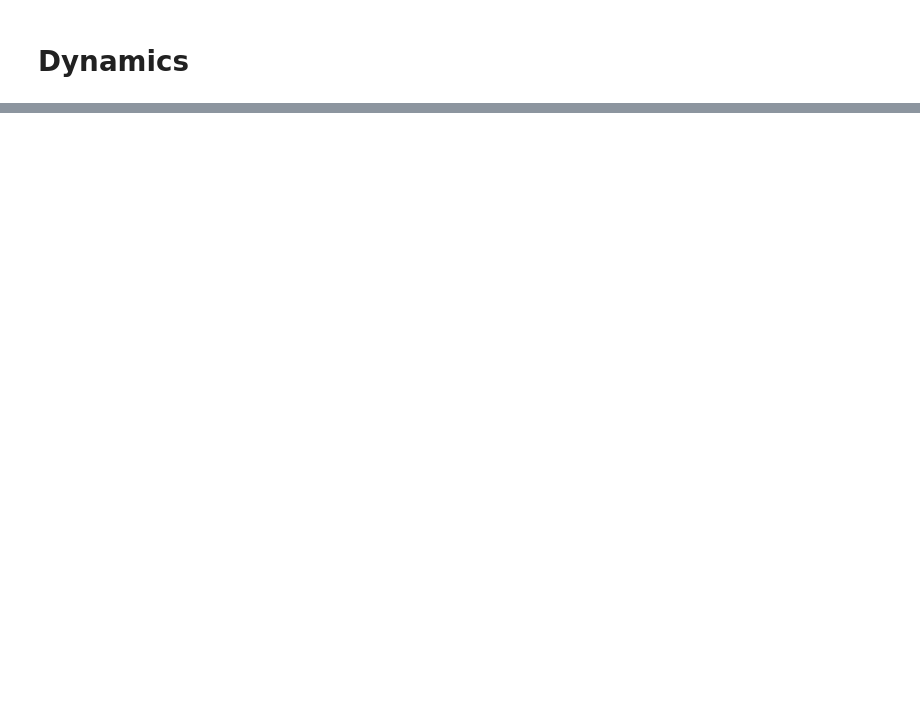
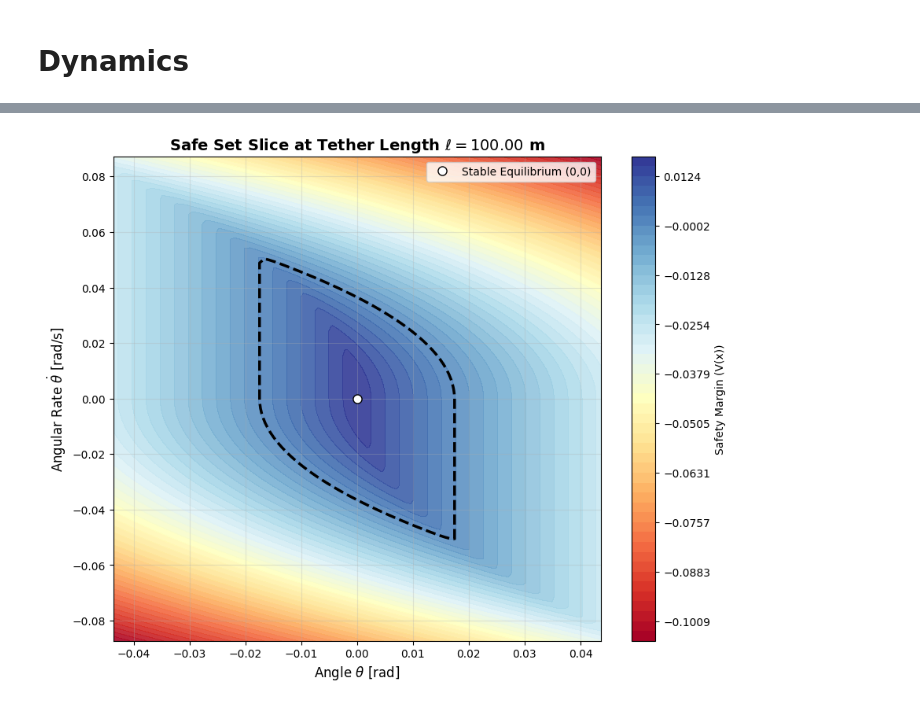
Before and after one commit to jaspermatthe/AA548-Project, a Jupyter notebook: project_QP_Zipline.ipynb, the cells around one changed output, grey strips where cells are left out. Cells and saved outputs as stored; diff of their text form; code cells hidden in the pictures; blank space fills up the shorter version.

```diff
--- a/project_QP_Zipline.ipynb
+++ b/project_QP_Zipline.ipynb
@@ -378,0 +732,89 @@ Using this expected drag, we can apply a proportional control input to attempt t
+# %%
+import numpy as np
+import matplotlib.pyplot as plt
+from matplotlib.animation import FuncAnimation, PillowWriter
+
+# --- CONFIGURATION ---
+filename = "safety_set_evolution.gif"
+fps = 5 # Frames per second
+
+# 1. Setup Data & Limits
+# We calculate global limits so the colorbar doesn't "jump" between frames
+v_min, v_max = np.min(target_values), np.max(target_values)
+# Create fixed levels for consistent contouring
+levels = np.linspace(v_min, v_max, 50)
+
+# 2. Initialize Figure
+fig, ax = plt.subplots(figsize=(10, 8))
+
+# Pre-add the colorbar based on a dummy plot (so it stays static)
+# We plot one invisible contour just to grab the mappable object
+dummy = ax.contourf(
+    grid.coordinate_vectors[0],
+    grid.coordinate_vectors[1],
+    target_values[:, :, 0].T,
+    levels=levels,
+    cmap='RdYlBu'
+)
+cbar = fig.colorbar(dummy, ax=ax, label='Safety Margin (V(x))')
+
+def update(frame_idx):
+    ax.clear() # Clear previous frame
+
+    # A. Get current Ell value and Slice
+    ell_val = grid.coordinate_vectors[2][frame_idx]
+    V_slice = target_values[:, :, frame_idx]
+
+    # B. Plot Value Function (Safety Margin)
+    # Note: We use the FIXED levels and v_min/v_max
+    ax.contourf(
+        grid.coordinate_vectors[0],
+        grid.coordinate_vectors[1],
+        V_slice.T, # Transpose for (Theta, Theta_dot) orientation
+        levels=levels,
+        cmap='RdYlBu',
+        vmin=v_min,
+        vmax=v_max,
+        alpha=0.9
+    )
+
+    # C. Plot Zero Level Set (The Safe Boundary)
+    # We only plot this if the zero-level exists in this slice
+    if np.min(V_slice) < 0 < np.max(V_slice):
+        CS = ax.contour(
+            grid.coordinate_vectors[0],
+            grid.coordinate_vectors[1],
+            V_slice.T,
+            levels=[0],
+            colors='black',
+            linewidths=2.5,
+            linestyles='dashed'
+        )
+        # Optional: Label the contour
+        # ax.clabel(CS, inline=True, fmt='Boundary', fontsize=10)
+
+    # D. Fixed Markers and Labels
+    # Initial Condition marker
+    ax.plot(0, 0, 'ko', markersize=8, markerfacecolor='white', label="Stable Equilibrium (0,0)")
+
+    ax.set_xlabel(r"Angle $\theta$ [rad]", fontsize=12)
+    ax.set_ylabel(r"Angular Rate $\dot{\theta}$ [rad/s]", fontsize=12)
+    ax.set_title(f"Safe Set Slice at Tether Length $\ell = {ell_val:.2f}$ m", fontsize=14, fontweight='bold')
+    ax.grid(True, alpha=0.3)
+    ax.legend(loc='upper right')
+
+    # Keep axis fixed to grid limits so the view doesn't wobble
+    ax.set_xlim(grid.coordinate_vectors[0].min(), grid.coordinate_vectors[0].max())
+    ax.set_ylim(grid.coordinate_vectors[1].min(), grid.coordinate_vectors[1].max())
+
+# 3. Create Animation
+# Iterates through the 'Ell' dimension (index 2 of the grid)
+n_frames = target_values.shape[2]
+ani = FuncAnimation(fig, update, frames=n_frames, repeat=True)
+
+# 4. Save
+print(f"Generating GIF with {n_frames} frames...")
+ani.save(filename, writer=PillowWriter(fps=fps))
+print(f"Saved to {filename}")
+plt.show()
+# %% [output]
@@ -378,0 +823 @@ Using this expected drag, we can apply a proportional control input to attempt t
+[figure, added]
```
Also changed, not shown: parts of 27 cells of this notebook, 1 other file.
